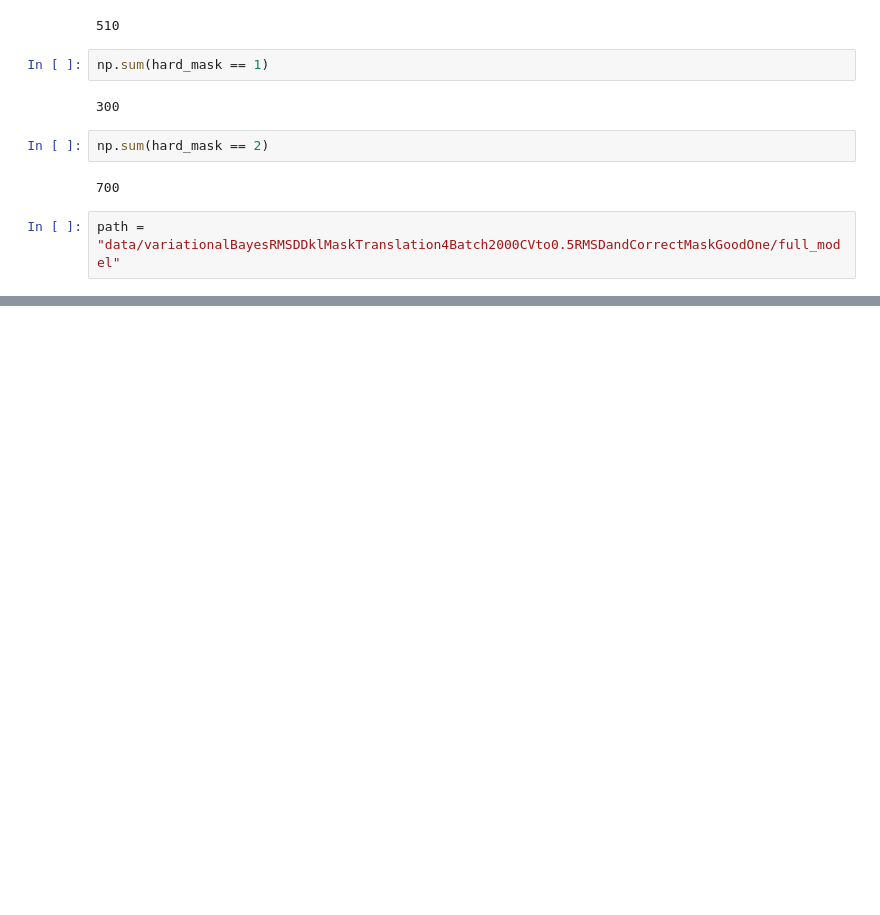
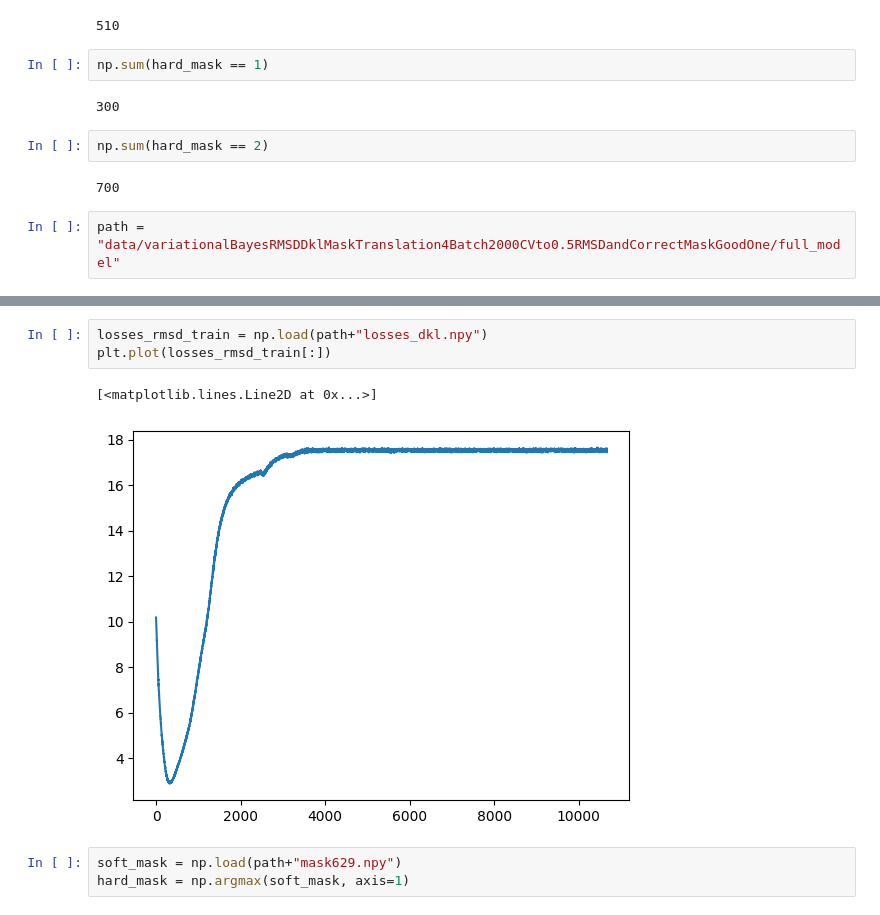
Before and after one commit to Gabriel-Ducrocq/segmentationCryoEM, a Jupyter notebook: Untitled.ipynb, the cells around one changed output, grey strips where cells are left out. Saved outputs shown, nothing was run; the diff lists cells and outputs as text; blank space fills up the shorter version.

```diff
--- a/Untitled.ipynb
+++ b/Untitled.ipynb
@@ -415,0 +438,9 @@ path = "data/variationalBayesRMSDDklMaskTranslation4Batch2000CVto0.5RMSDandCorre
+# %%
+losses_rmsd_train = np.load(path+"losses_dkl.npy")
+plt.plot(losses_rmsd_train[:])
+# %% [output]
+[<matplotlib.lines.Line2D at 0x...>]
+[figure, added]
+# %%
+soft_mask = np.load(path+"mask629.npy")
+hard_mask = np.argmax(soft_mask, axis=1)
```
Also changed, not shown: parts of 13 cells of this notebook, 3 other files.
